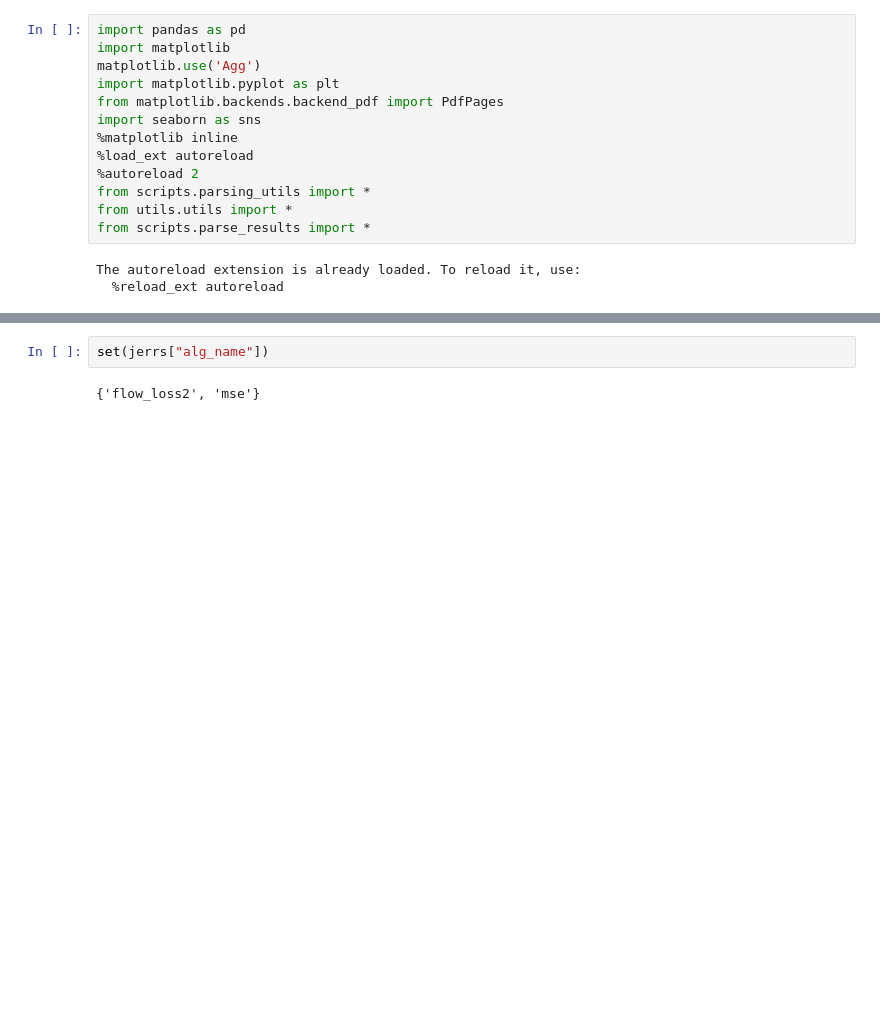
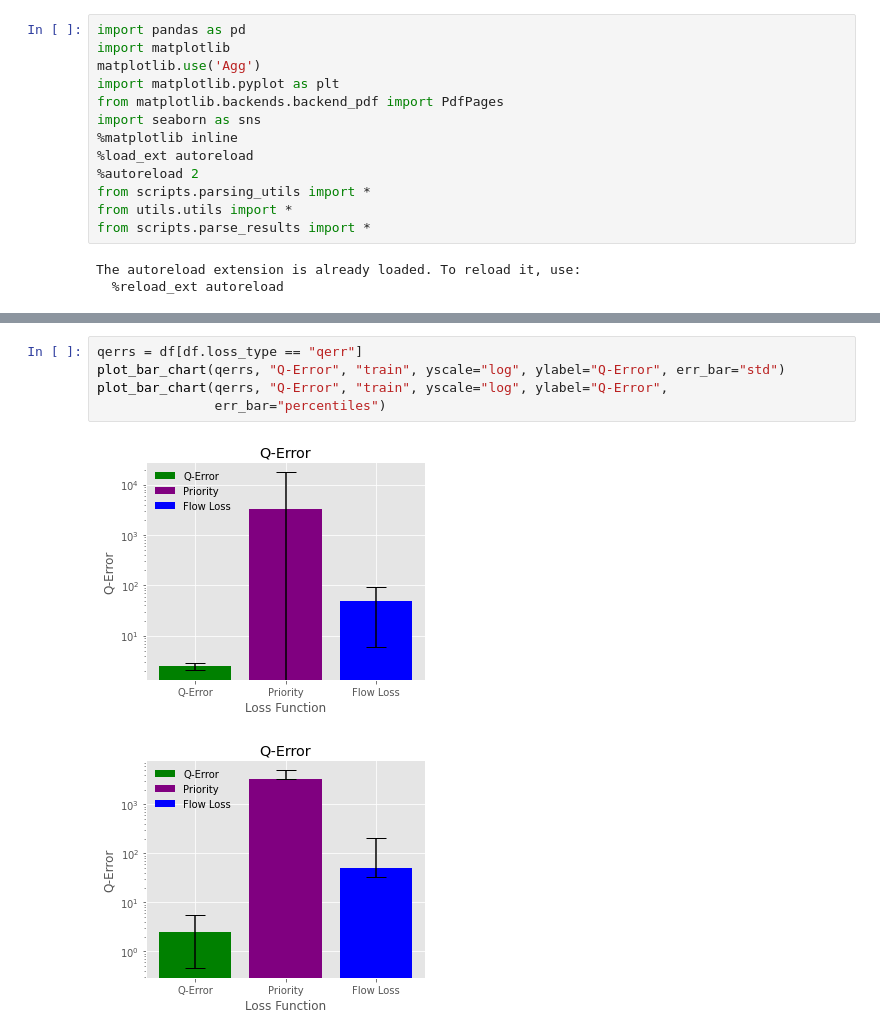
Before and after one commit to parimarjan/learned-cardinalities, a Jupyter notebook: sigmod_exp_diff_summary.ipynb, the cells around one changed output, grey strips where cells are left out. Drawn from its saved outputs; the diff is of its cells as text; blank space fills up the shorter version.

```diff
--- a/sigmod_exp_diff_summary.ipynb
+++ b/sigmod_exp_diff_summary.ipynb
@@ -185,4 +222,8 @@ plot_bar_chart(qerrs, "Q-Error", "test", yscale="log", ylabel="Q-Error",
-# %%
-set(jerrs["alg_name"])
-# %% [output]
-{'flow_loss2', 'mse'}
+# %%
+qerrs = df[df.loss_type == "qerr"]
+plot_bar_chart(qerrs, "Q-Error", "train", yscale="log", ylabel="Q-Error", err_bar="std")
+plot_bar_chart(qerrs, "Q-Error", "train", yscale="log", ylabel="Q-Error",
+               err_bar="percentiles")
+# %% [output]
+[figure, added]
+[figure, added]
```
Also changed, not shown: parts of 7 cells of this notebook, 14 other files.
